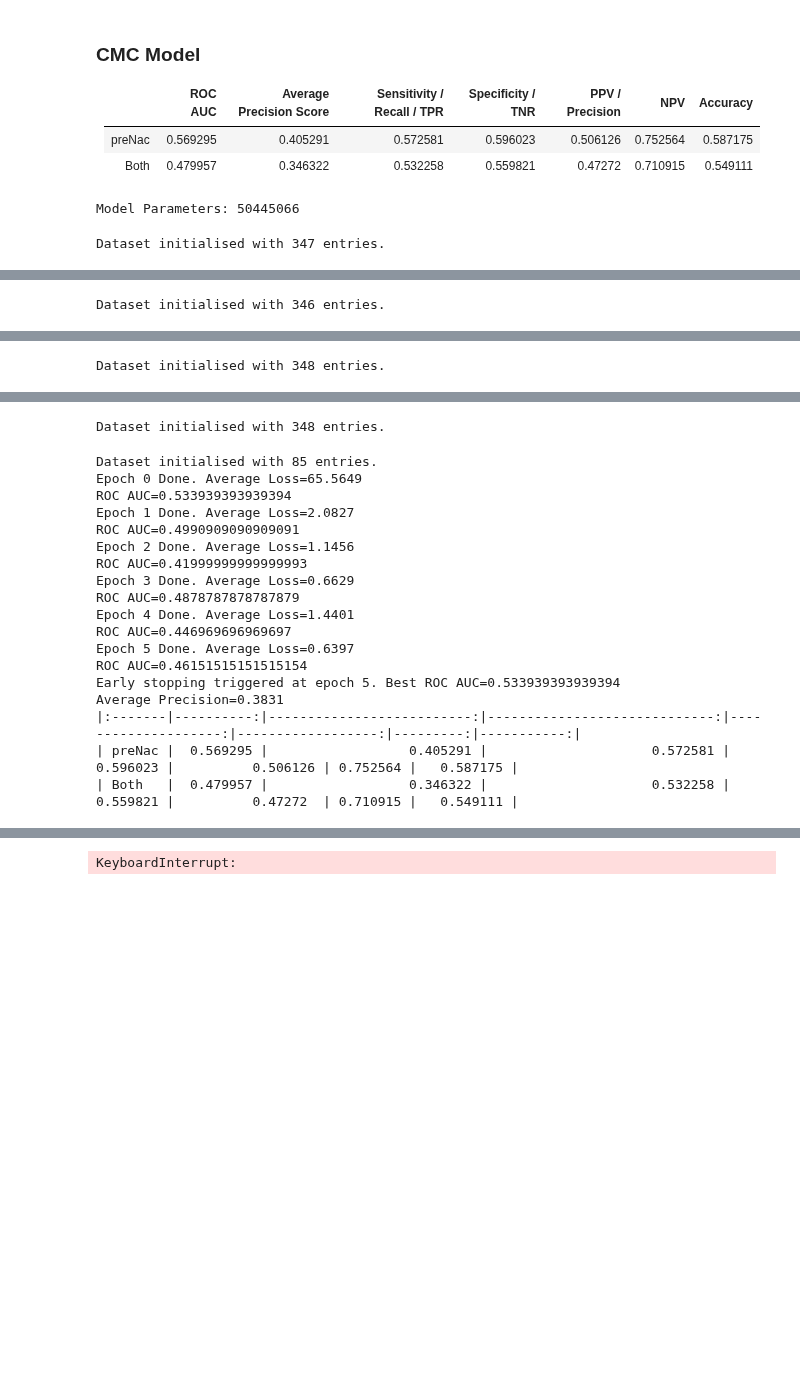
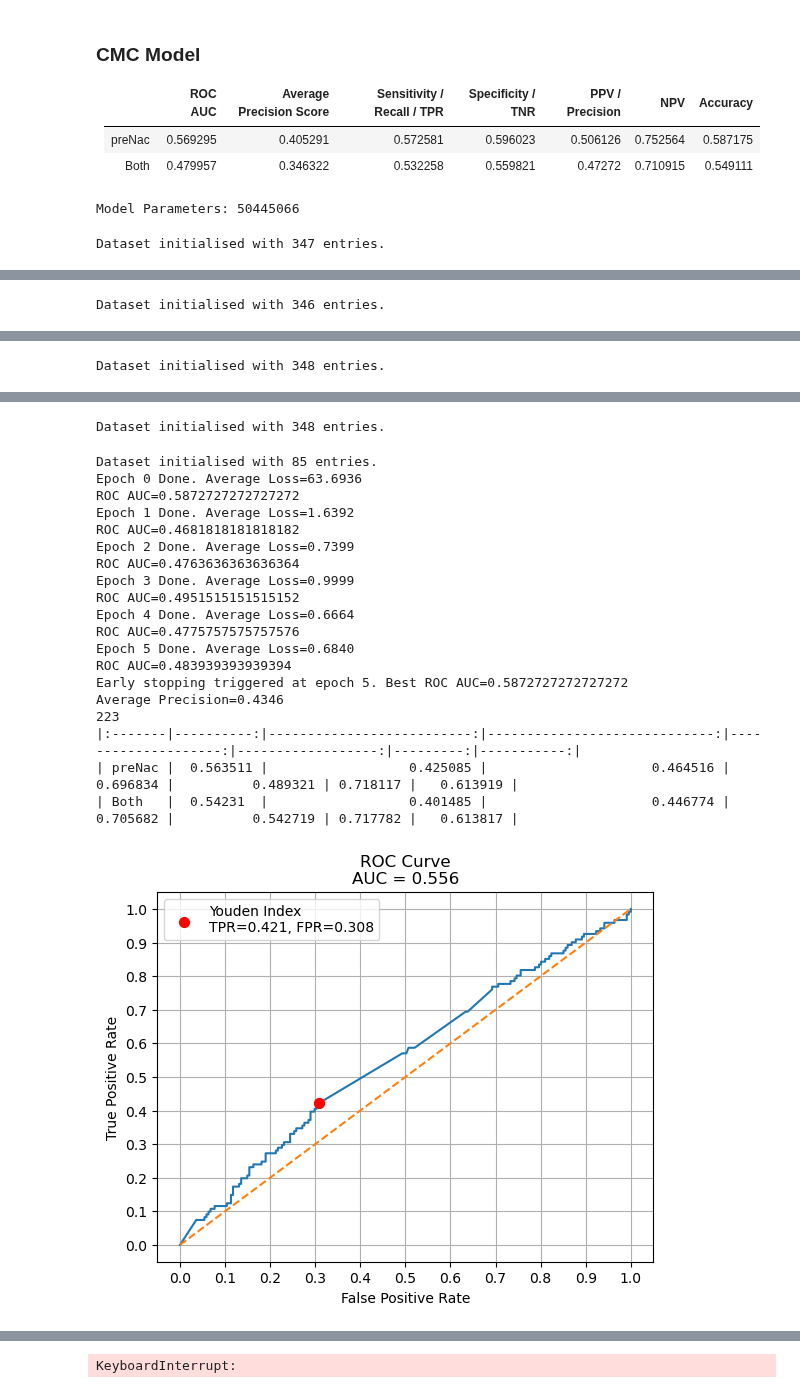
Before and after one commit to TanCY1/SRP-2025-Project, a Jupyter notebook: Code/four_fold_model_comparisons.ipynb, the cells around one changed output, grey strips where cells are left out. Saved outputs shown, nothing was run; the diff lists cells and outputs as text; code cells hidden in the pictures; blank space fills up the shorter version.

```diff
--- a/Code/four_fold_model_comparisons.ipynb
+++ b/Code/four_fold_model_comparisons.ipynb
@@ -15,5 +16,6 @@ from typing import Literal, Callable, Iterator
 # %%
 DATASET_PATH = r"E:\SRP\SRP-2025-Project\ISPY2_T0_T3_DCE_npz"
+MODEL_SAVE_PATH = r"E:\SRP\SRP-2025-Project\model_weights"
 
 device = torch.device("cuda") if torch.cuda.is_available() else torch.device("cpu")
 dataset_df = pd.read_excel(r"e:\SRP\ISPY2-Data-Collector\ISPY2-Imaging-Cohort-1-Clinical-Data.xlsx")
@@ -22,6 +24,7 @@ dataset_df = dataset_df.loc[dataset_df.index.isin([int(os.path.splitext(fname)[0
 
 train_df, test_df = generateSplits(dataset_df,0.2,seed=2008)
 skf = StratifiedKFold(n_splits=4,shuffle=True,random_state=2008)
+positive_ratio = (train_df["pCR"].value_counts()[1])/len(train_df)
 # %%
 best_params = {'lr': 0.010203264127576701, 'weight_decay': 0.004617603477095672, 'batch_size': 8, 'optimiser_name': 'Adam'}
 # %%
@@ -110,7 +169,10 @@ def four_fold_cv_train(Model_class:type[torch.nn.Module],
                        probs_fn:Callable[[torch.nn.Module,DataLoader,bool,Literal[1,2],Literal["preNac","both"]],tuple],
                        modelKwargs:dict,
                        trainKwargs:dict,
-                       testKwargs:dict):
+                       testKwargs:dict,
+                       save:bool = False,
+                       model_name:Optional[str] = None,
+                       plotGraphs:bool = False):
     '''Train model using four-fold cross validation
 
     Parameters
@@ -145,8 +207,10 @@ def four_fold_cv_train(Model_class:type[torch.nn.Module],
 
     combined_metrics = []
     preNac_metrics = []
+    all_y_true = []
+    all_y_score = []
 
-    for train_index,val_index in skf.split(train_df,train_df["pCR"]):
+    for i, (train_index,val_index) in enumerate(skf.split(train_df,train_df["pCR"])):
         model = Model_class(**modelKwargs)
         model = model.to(device)
         print(f"Model Parameters: {sum(p.numel() for p in model.parameters() if p.requires_grad)}")
@@ -170,6 +234,8 @@ def four_fold_cv_train(Model_class:type[torch.nn.Module],
                                  trainKwargs=trainKwargs,
                                  testKwargs=testKwargs)
         y_true,y_score = probs_fn(model,fold_test_loader,combine_timepoints,output_features,testKwargs["mode"])
+        all_y_true += y_true
+        all_y_score +=y_score
         print(f"Average Precision={(average_precision_score(y_true,y_score)):.4f}")
         combined_metrics.append(evaluate_model(model,
                                                fold_test_loader,
@@ -182,9 +248,16 @@ def four_fold_cv_train(Model_class:type[torch.nn.Module],
                                                output_features,
                                                mode="preNac"))
 
+        if save:
+            if model_name is None:
+                raise ValueError
+            torch.save(model.state_dict(),os.path.join(MODEL_SAVE_PATH,f"{model_name}_fold_{i}.pt"))
+
         del model
         torch.cuda.empty_cache()
         gc.collect()
+    if plotGraphs:
+        plot(all_y_true,all_y_score)
 
     return pd.DataFrame({"preNac":sum(preNac_metrics)/len(preNac_metrics),
             "Both":sum(combined_metrics)/len(combined_metrics),}).T.to_markdown()
@@ -214,7 +287,10 @@ four_fold_scores = four_fold_cv_train(CMC_Model,
                                              probs_fn=get_scores,
                                              modelKwargs={},
                                              trainKwargs={"mode":"both"},
-                                             testKwargs={"mode":"preNac"})
+                                             testKwargs={"mode":"preNac"},
+                                             save=True,
+                                             model_name="CMC_vanilla",
+                                             plotGraphs=True)
 print(four_fold_scores)
 # %% [output]
 Model Parameters: 50445066
@@ -273,20 +351,22 @@ Average Precision=0.3846
 Model Parameters: 50445066
 Dataset initialised with 348 entries.
 Dataset initialised with 85 entries.
-Epoch 0 Done. Average Loss=65.5649
-ROC AUC=0.533939393939394
-Epoch 1 Done. Average Loss=2.0827
-ROC AUC=0.4990909090909091
-Epoch 2 Done. Average Loss=1.1456
-ROC AUC=0.41999999999999993
-Epoch 3 Done. Average Loss=0.6629
-ROC AUC=0.4878787878787879
-Epoch 4 Done. Average Loss=1.4401
-ROC AUC=0.446969696969697
-Epoch 5 Done. Average Loss=0.6397
-ROC AUC=0.46151515151515154
-Early stopping triggered at epoch 5. Best ROC AUC=0.533939393939394
-Average Precision=0.3831
+Epoch 0 Done. Average Loss=63.6936
+ROC AUC=0.5872727272727272
+Epoch 1 Done. Average Loss=1.6392
+ROC AUC=0.4681818181818182
+Epoch 2 Done. Average Loss=0.7399
+ROC AUC=0.4763636363636364
+Epoch 3 Done. Average Loss=0.9999
+ROC AUC=0.4951515151515152
+Epoch 4 Done. Average Loss=0.6664
+ROC AUC=0.4775757575757576
+Epoch 5 Done. Average Loss=0.6840
+ROC AUC=0.483939393939394
+Early stopping triggered at epoch 5. Best ROC AUC=0.5872727272727272
+Average Precision=0.4346
+223
 |:-------|----------:|--------------------------:|-----------------------------:|--------------------:|------------------:|---------:|-----------:|
-| preNac |  0.569295 |                  0.405291 |                     0.572581 |            0.596023 |          0.506126 | 0.752564 |   0.587175 |
-| Both   |  0.479957 |                  0.346322 |                     0.532258 |            0.559821 |          0.47272  | 0.710915 |   0.549111 |
+| preNac |  0.563511 |                  0.425085 |                     0.464516 |            0.696834 |          0.489321 | 0.718117 |   0.613919 |
+| Both   |  0.54231  |                  0.401485 |                     0.446774 |            0.705682 |          0.542719 | 0.717782 |   0.613817 |
+[figure, added]
```
Also changed, not shown: parts of 5 cells of this notebook, 5 other files.
